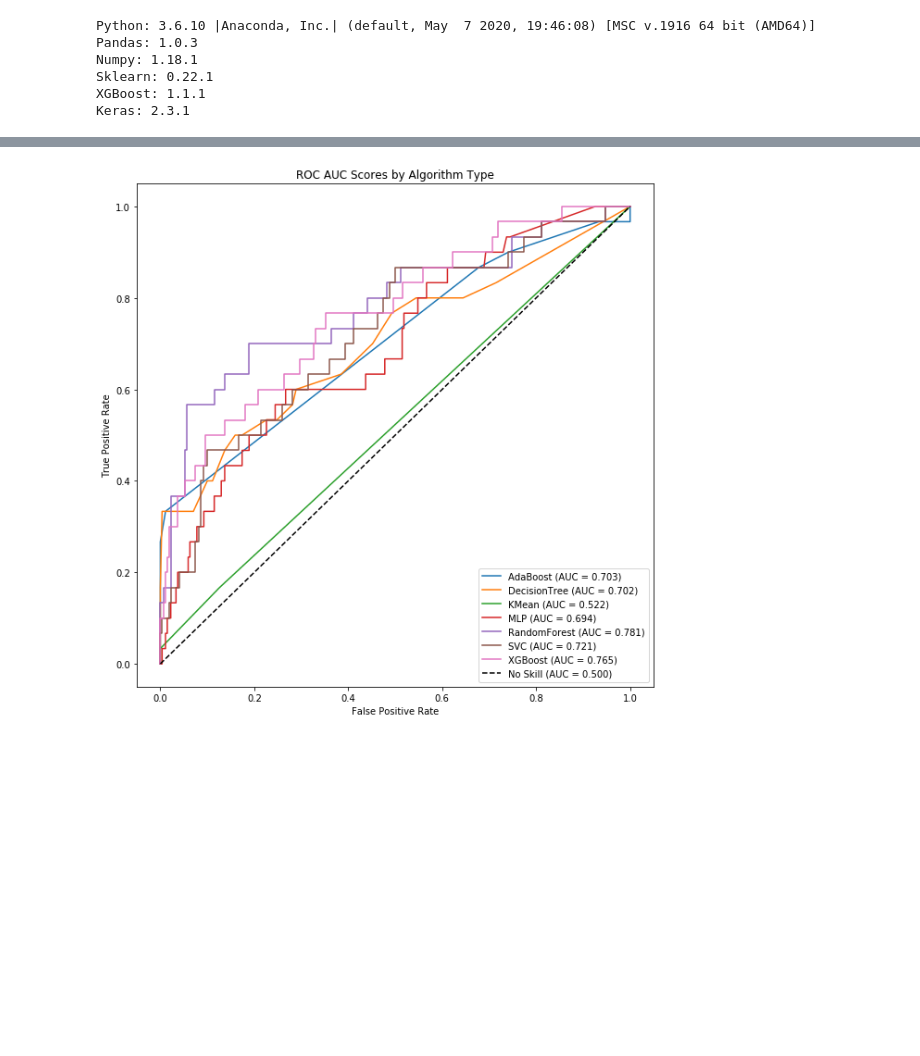
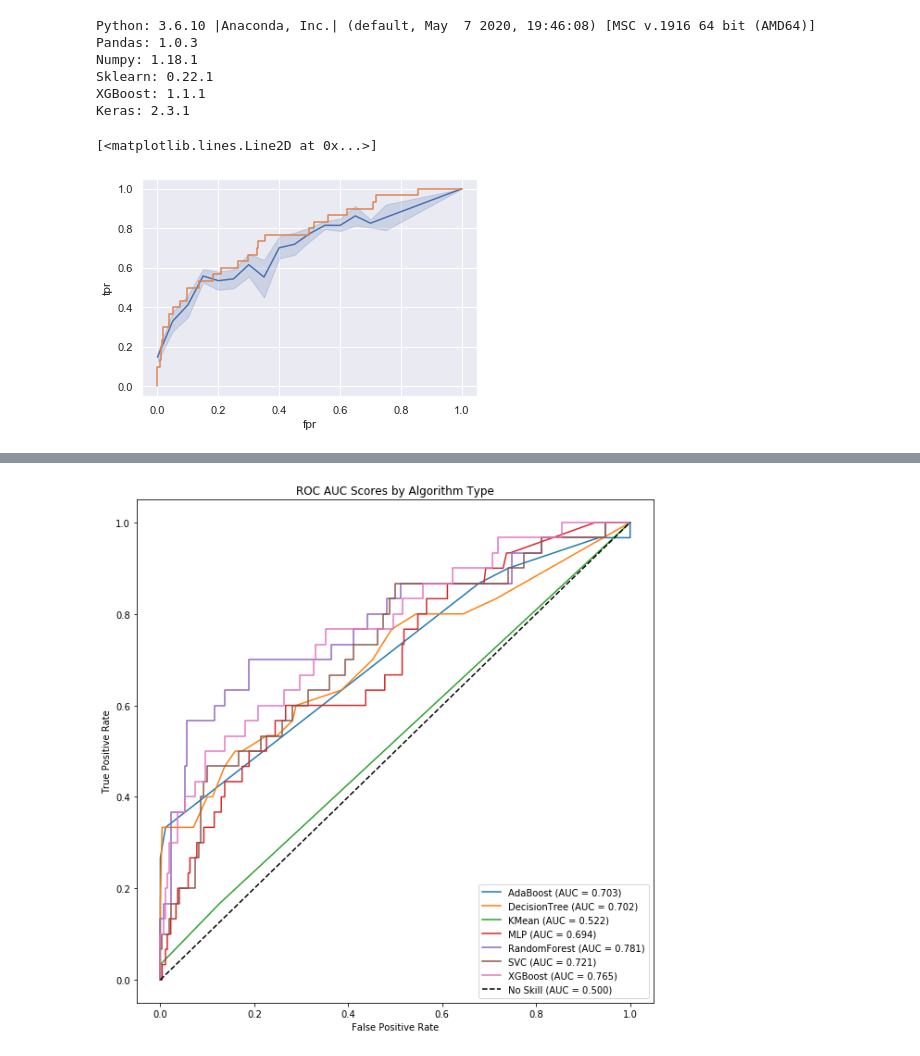
Before and after one commit to btcrabb/NSQIP_ML, a Jupyter notebook: notebooks/2.6-BTC-roc_auc_curves.ipynb, the cells around one changed output, grey strips where cells are left out. Cells and saved outputs as stored; diff of their text form; code cells hidden in the pictures; blank space fills up the shorter version.

```diff
--- a/notebooks/2.6-BTC-roc_auc_curves.ipynb
+++ b/notebooks/2.6-BTC-roc_auc_curves.ipynb
@@ -66,0 +103,22 @@ for file in fileList:
+# %%
+lr_probs = model.predict_proba(X_test)
+
+# keep probabilities for the positive outcome only
+lr_probs = lr_probs[:, 1]
+
+lr_fpr, lr_tpr, _ = sklearn.metrics.roc_curve(Y_test, lr_probs, drop_intermediate=False)
+# %%
+import seaborn as sns
+
+fpr, tpr, scores = bootstrap_roc_curves(modelList[1], X_test, Y_test)
+
+data = pd.DataFrame(list(zip(fpr,tpr,scores)), columns=['fpr','tpr','scores'])
+new = data.sort_values('scores', ignore_index=True).copy()
+# %%
+clean = data[data['fpr'].isin([round(x,2) for x in np.linspace(0,1,21)])].copy()
+# %%
+sns.lineplot(x='fpr', y='tpr', data=clean)
+plt.plot(lr_fpr, lr_tpr)
+# %% [output]
+[<matplotlib.lines.Line2D at 0x...>]
+[figure, added]
```
Also changed, not shown: parts of 2 cells of this notebook, 2 other files.
